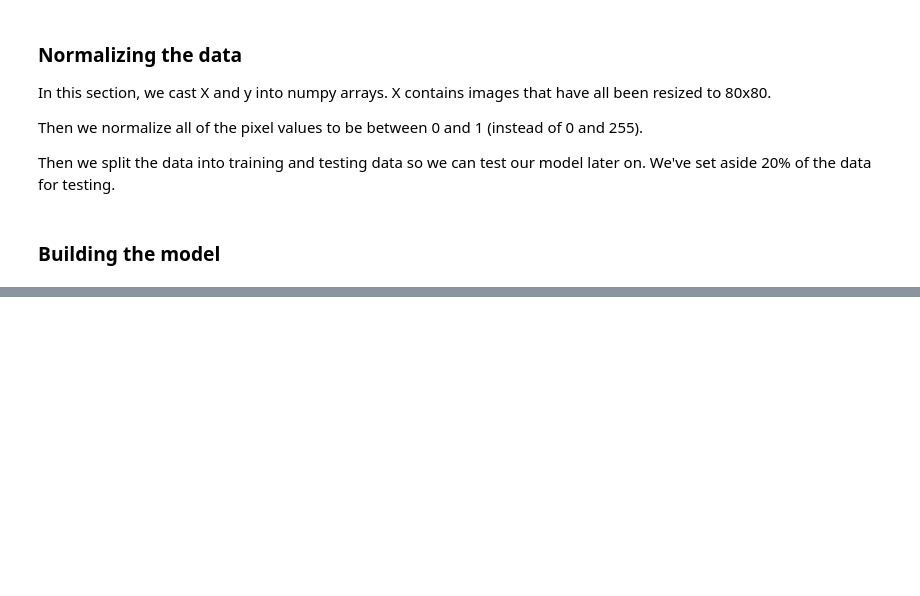
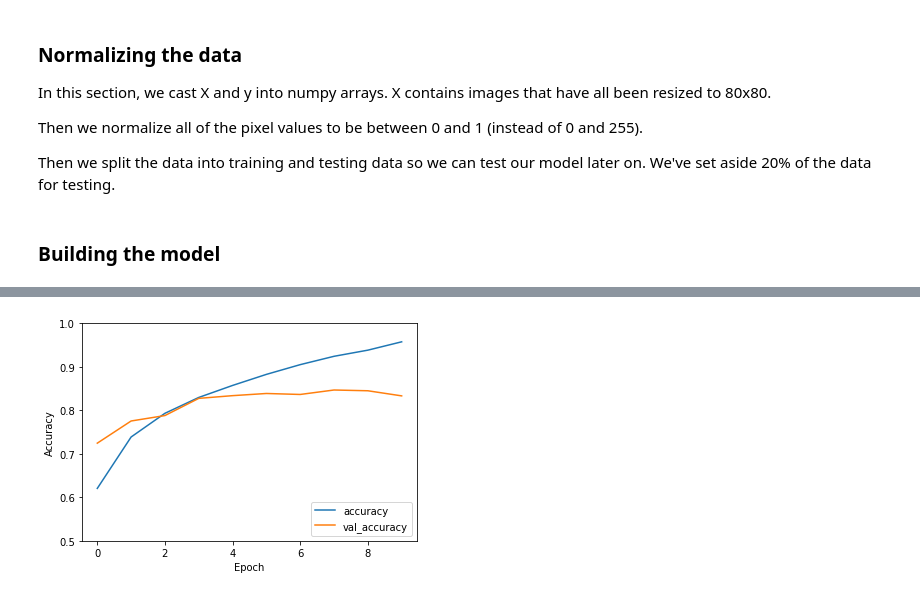
Before and after one commit to hschindele/dogs-vs-cats, a Jupyter notebook: dogs_vs_cats_team_3.ipynb, the cells around one changed output, grey strips where cells are left out. Cells and saved outputs as stored; diff of their text form; code cells hidden in the pictures; blank space fills up the shorter version.

```diff
--- a/dogs_vs_cats_team_3.ipynb
+++ b/dogs_vs_cats_team_3.ipynb
@@ -85,7 +103,7 @@ X = np.array(X).reshape(num_train_img, 80, 80, 1)
 y = np.array(y)
 # %%
 # Normalize pixel values to be between 0 and 1
-X, y = X / 255.0, y / 255.0
+X = X / 255.0
 # %%
 from sklearn.model_selection import train_test_split
 X_train, X_test, y_train, y_test = train_test_split(X, y, test_size=0.2, random_state=0, shuffle=True)
@@ -101,3 +112,31 @@ model.add(layers.Conv2D(64, (3, 3), activation='relu'))
+# %%
+model = models.Sequential()
+
+# Convolutional layer and maxpool layer 1
+model.add(layers.Conv2D(32, (3, 3), activation='relu', input_shape=(80, 80, 1)))
+model.add(layers.MaxPooling2D((2, 2)))
+
+# Convolutional layer and maxpool layer 2
+model.add(layers.Conv2D(64, (3, 3), activation='relu'))
+model.add(layers.MaxPooling2D((2, 2)))
+
+# Convolutional layer and maxpool layer 3
+model.add(layers.Conv2D(128, (3, 3), activation='relu'))
+model.add(layers.MaxPooling2D((2, 2)))
+
+# Convolutional layer and maxpool layer 4
+model.add(layers.Conv2D(128, (3, 3), activation='relu'))
+model.add(layers.MaxPooling2D((2, 2)))
+
+# This layer flattens the resulting image array to 1D array
+model.add(layers.Flatten())
+
+# Hidden layer with 512 neurons and Rectified Linear Unit activation function
+model.add(layers.Dense(512, activation='relu'))
+
+# Output layer with single neuron which gives 0 for Cat or 1 for Dog
+# Here we use sigmoid activation functrion which makes out model output to lie between 0 and 1
+model.add(layers.Dense(1, activation='sigmoid'))
 # %%
 model.summary()
 # %% [output]
@@ -119,2 +158,8 @@ Trainable params: 55,744
 Non-trainable params: 0
 _________________________________________________________________
+# %%
+model.compile(optimizer='adam',
+              loss='binary_crossentropy',
+              metrics=['accuracy'])
+
+history = model.fit(X_train, y_train, epochs=10, batch_size=32,validation_split=0.2)
@@ -120,0 +187,10 @@ _________________________________________________________________
+# %%
+plt.plot(history.history['accuracy'], label='accuracy')
+plt.plot(history.history['val_accuracy'], label = 'val_accuracy')
+plt.xlabel('Epoch')
+plt.ylabel('Accuracy')
+plt.ylim([0.5, 1])
+plt.legend(loc='lower right')
+
+test_loss, test_acc = model.evaluate(X_test,  y_test, verbose=2)
+# %% [output]
@@ -120,0 +198 @@ _________________________________________________________________
+[figure, added]
```
Also changed, not shown: parts of 7 cells of this notebook.
